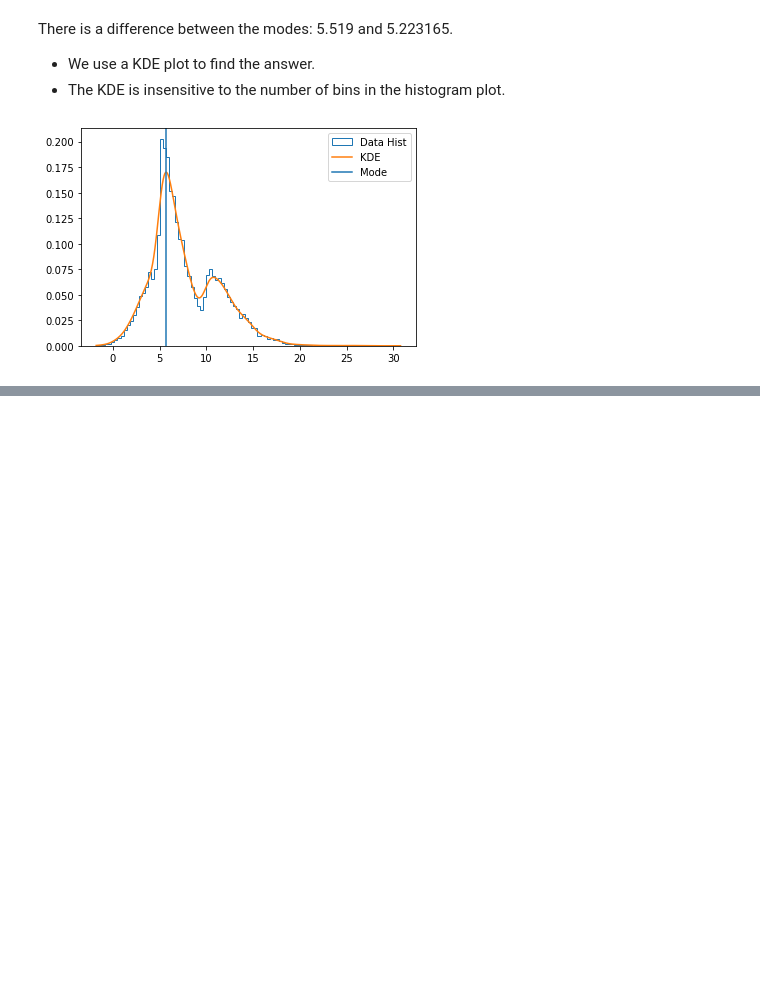
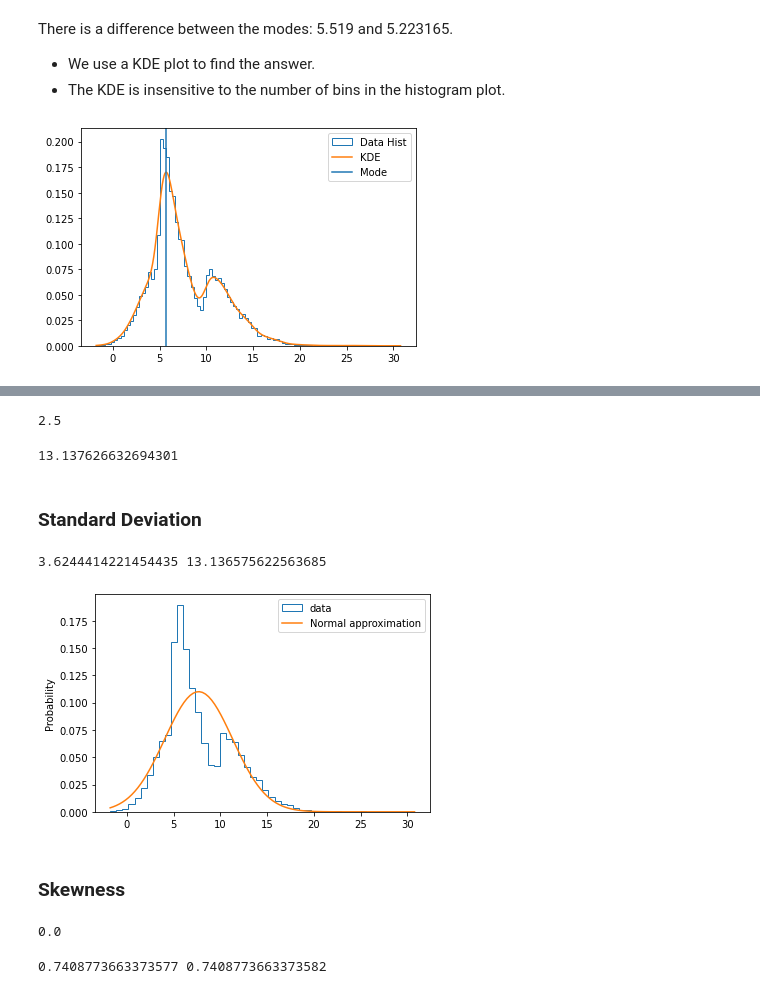
Before and after one commit to Zynith/Python-Statistical-Analysis, a Jupyter notebook: Characterizing Data.ipynb, the cells around one changed output, grey strips where cells are left out. Drawn from its saved outputs; the diff is of its cells as text; code cells hidden in the pictures; blank space fills up the shorter version.

```diff
--- a/Characterizing Data.ipynb
+++ b/Characterizing Data.ipynb
@@ -111,0 +145,47 @@ plt.legend();
+# %%
+variance = np.var([1,2,3,4,5], ddof = 1) # degrees of freedom
+print(variance)
+# %% [output]
+2.5
+# %%
+variance = np.var(data, ddof = 1) # degrees of freedom
+print(variance)
+# %% [output]
+13.137626632694301
+# %% [markdown]
+### Standard Deviation
+# %%
+std = np.std(data)
+# %%
+print(std, std**2)
+# %% [output]
+3.6244414221454435 13.136575622563685
+# %%
+xs = np.linspace(data.min(), data.max(), 100)
+ys = st.norm.pdf(xs, loc = mean, scale = std)
+
+plt.hist(data, bins = 50, density = True, histtype = "step", label = "data")
+plt.plot(xs, ys, label = "Normal approximation")
+plt.legend()
+plt.ylabel("Probability");
+# %% [output]
+[figure, added]
+# %% [markdown]
+### Skewness
+# %%
+def get_skewness(xs):
+    mean = np.mean(xs)
+    var = np.var(xs)
+    summed = 0
+    for x in xs:
+        summed += (x - mean)**3
+    return (summed/ (len(xs)))/ (var ** 1.5)
+
+print(get_skewness([1,2,3,4,5]))
+# %% [output]
+0.0
+# %%
+skewness = st.skew(data)
+print(skewness, get_skewness(data))
+# %% [output]
+0.7408773663373577 0.7408773663373582
```
Also changed, not shown: parts of 32 cells of this notebook, 1 other file.
